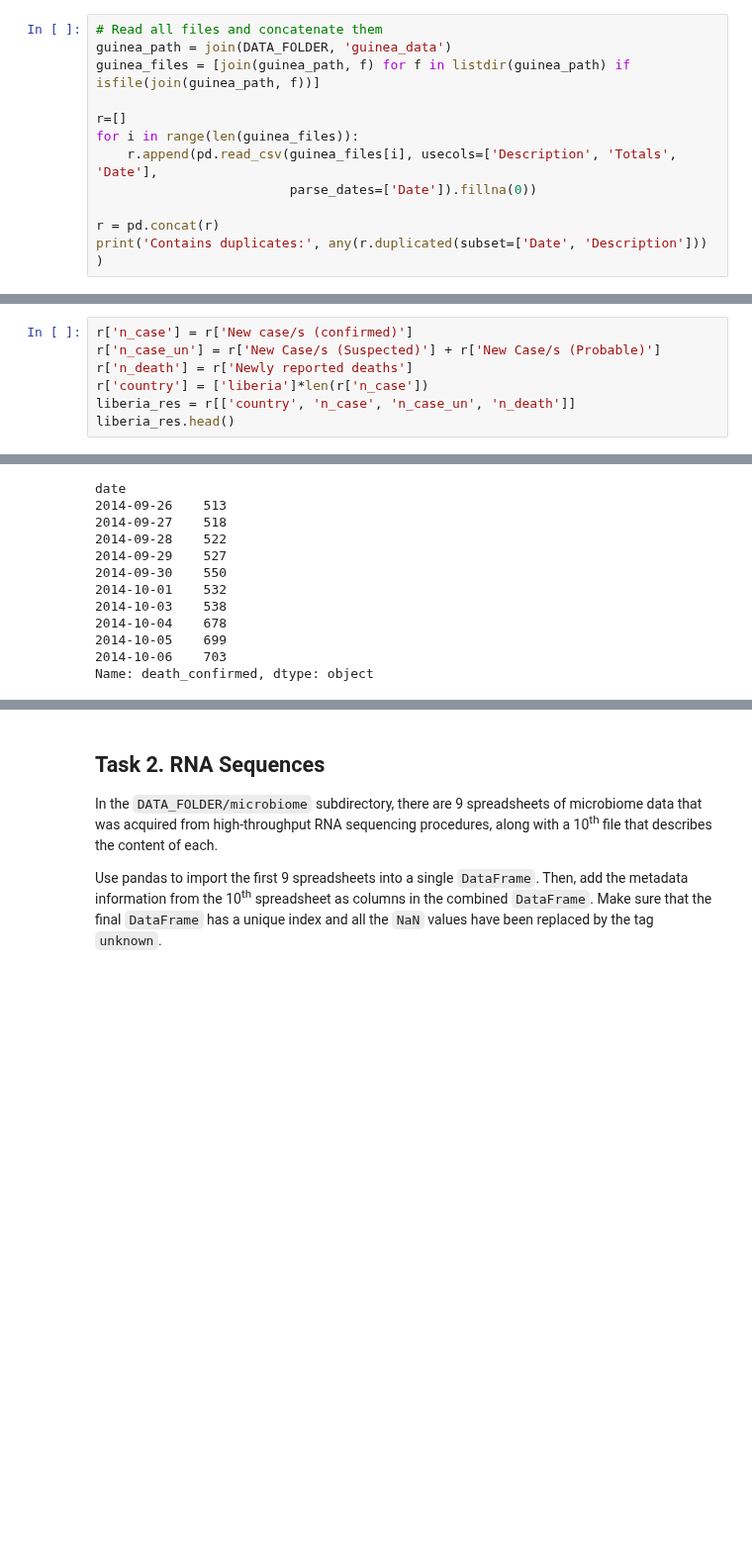
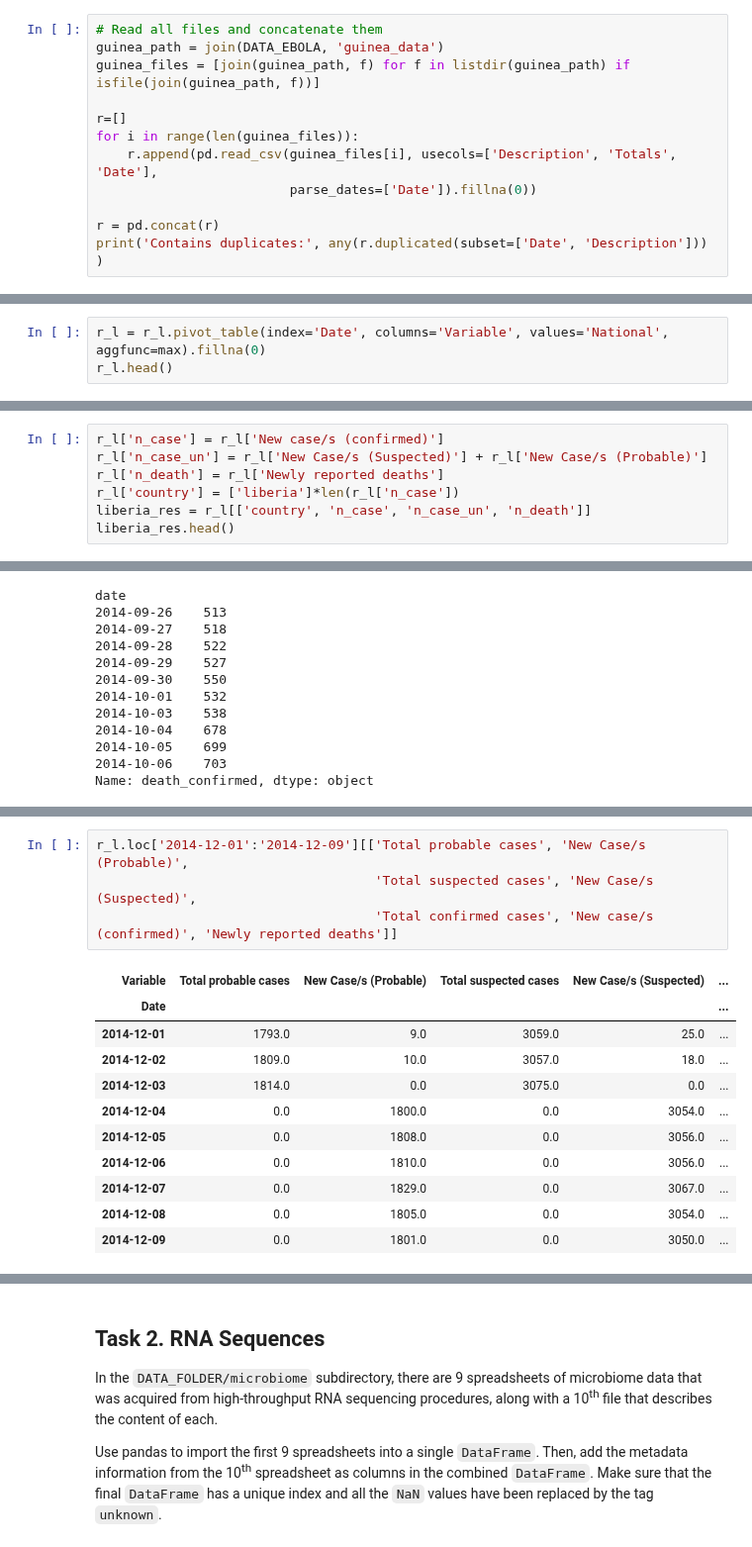
Before and after one commit to AdaTeamElec/ADA2017-Homeworks, a Jupyter notebook: 01 - Pandas and Data Wrangling/Homework 1.ipynb, the cells around one changed output, grey strips where cells are left out. Shown at 99% size. Saved outputs shown, nothing was run; the diff lists cells and outputs as text; blank space fills up the shorter version.

```diff
--- a/01 - Pandas and Data Wrangling/Homework 1.ipynb
+++ b/01 - Pandas and Data Wrangling/Homework 1.ipynb
@@ -34,6 +35,6 @@ Let's first read all files and concatenate the datas. We directly parse the `Dat
 # %%
 # Read all files and concatenate them
-guinea_path = join(DATA_FOLDER, 'guinea_data')
+guinea_path = join(DATA_EBOLA, 'guinea_data')
 guinea_files = [join(guinea_path, f) for f in listdir(guinea_path) if isfile(join(guinea_path, f))]
 
 r=[]
@@ -61,0 +151,3 @@ r.head()
+# %%
+r_l = r_l.pivot_table(index='Date', columns='Variable', values='National', aggfunc=max).fillna(0)
+r_l.head()
@@ -196,11 +197,11 @@ r[['New Case/s (Probable)', 'New Case/s (Suspected)', 'New case/s (confirmed)',
 # %% [markdown]
 We create the new fields to match the data schema that we choosed.
 # %%
-r['n_case'] = r['New case/s (confirmed)']
-r['n_case_un'] = r['New Case/s (Suspected)'] + r['New Case/s (Probable)']
-r['n_death'] = r['Newly reported deaths']
-r['country'] = ['liberia']*len(r['n_case'])
-liberia_res = r[['country', 'n_case', 'n_case_un', 'n_death']]
+r_l['n_case'] = r_l['New case/s (confirmed)']
+r_l['n_case_un'] = r_l['New Case/s (Suspected)'] + r_l['New Case/s (Probable)']
+r_l['n_death'] = r_l['Newly reported deaths']
+r_l['country'] = ['liberia']*len(r_l['n_case'])
+liberia_res = r_l[['country', 'n_case', 'n_case_un', 'n_death']]
 liberia_res.head()
 # %% [output]
 | Variable | country | n_case | n_case_un | n_death |
@@ -369,0 +379,16 @@ Name: death_confirmed, dtype: object
+# %%
+r_l.loc['2014-12-01':'2014-12-09'][['Total probable cases', 'New Case/s (Probable)',
+                                    'Total suspected cases', 'New Case/s (Suspected)',
+                                    'Total confirmed cases', 'New case/s (confirmed)', 'Newly reported deaths']]
+# %% [output]
+| Variable | Total probable cases | New Case/s (Probable) | Total suspected cases | New Case/s (Suspected) | ... |
+| Date |  |  |  |  | ... |
+| 2014-12-01 | 1793.0 | 9.0 | 3059.0 | 25.0 | ... |
+| 2014-12-02 | 1809.0 | 10.0 | 3057.0 | 18.0 | ... |
+| 2014-12-03 | 1814.0 | 0.0 | 3075.0 | 0.0 | ... |
+| 2014-12-04 | 0.0 | 1800.0 | 0.0 | 3054.0 | ... |
+| 2014-12-05 | 0.0 | 1808.0 | 0.0 | 3056.0 | ... |
+| 2014-12-06 | 0.0 | 1810.0 | 0.0 | 3056.0 | ... |
+| 2014-12-07 | 0.0 | 1829.0 | 0.0 | 3067.0 | ... |
+| 2014-12-08 | 0.0 | 1805.0 | 0.0 | 3054.0 | ... |
+| 2014-12-09 | 0.0 | 1801.0 | 0.0 | 3050.0 | ... |
```
Also changed, not shown: parts of 48 cells of this notebook.
